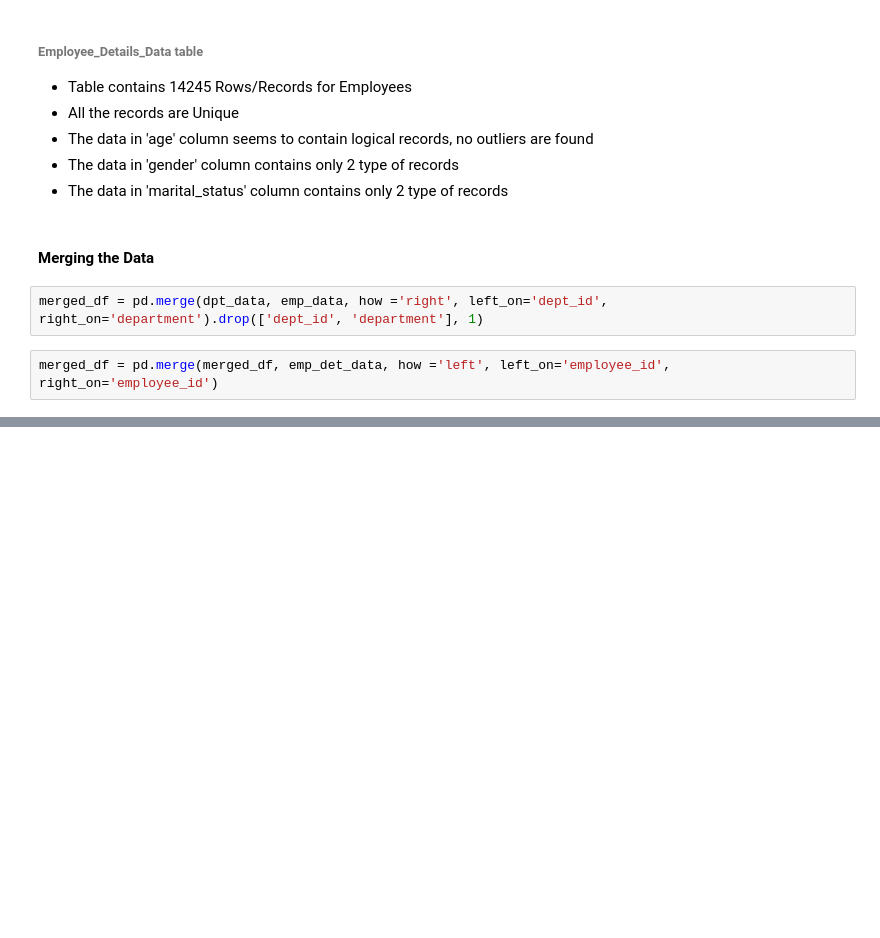
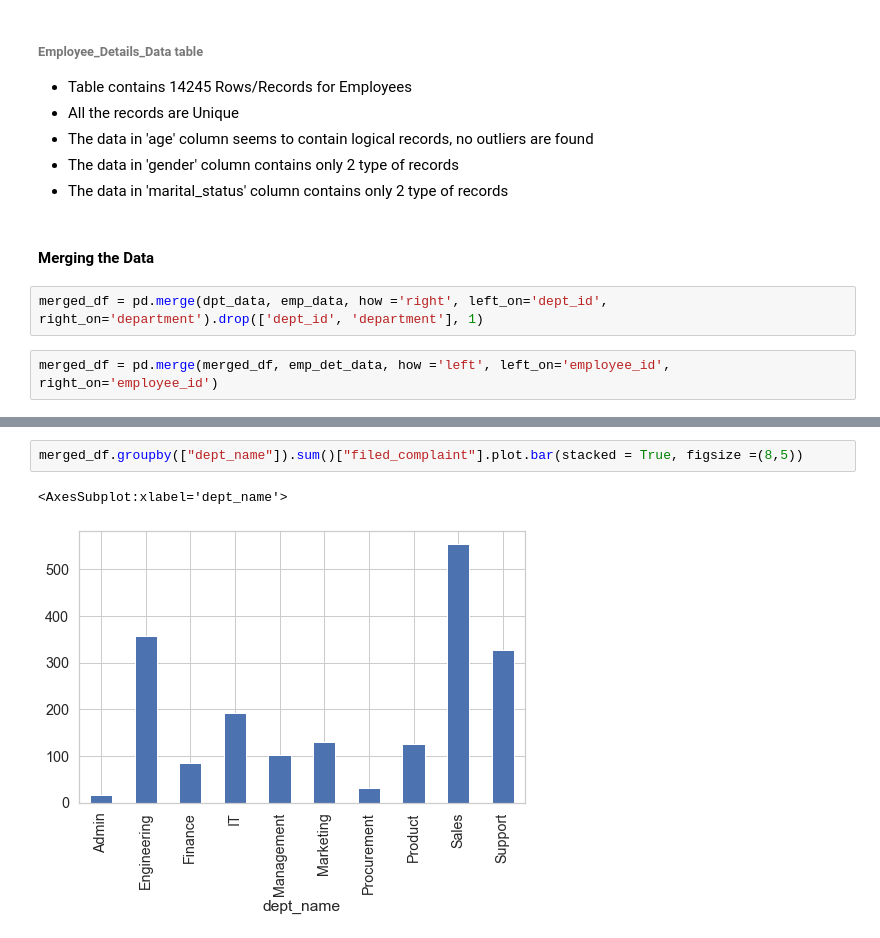
Before and after one commit to mohinder-singhtank/Capstone-ML-1008, a Jupyter notebook: 1008_GCD_capstone.ipynb, the cells around one changed output, grey strips where cells are left out. Cells and saved outputs as stored; diff of their text form; blank space fills up the shorter version.

```diff
--- a/1008_GCD_capstone.ipynb
+++ b/1008_GCD_capstone.ipynb
@@ -398,0 +408,5 @@ memory usage: 1.6+ MB
+# %%
+merged_df.groupby(["dept_name"]).sum()["filed_complaint"].plot.bar(stacked = True, figsize =(8,5))
+# %% [output]
+<AxesSubplot:xlabel='dept_name'>
+[figure, added]
```
Also changed, not shown: parts of 18 cells of this notebook.
